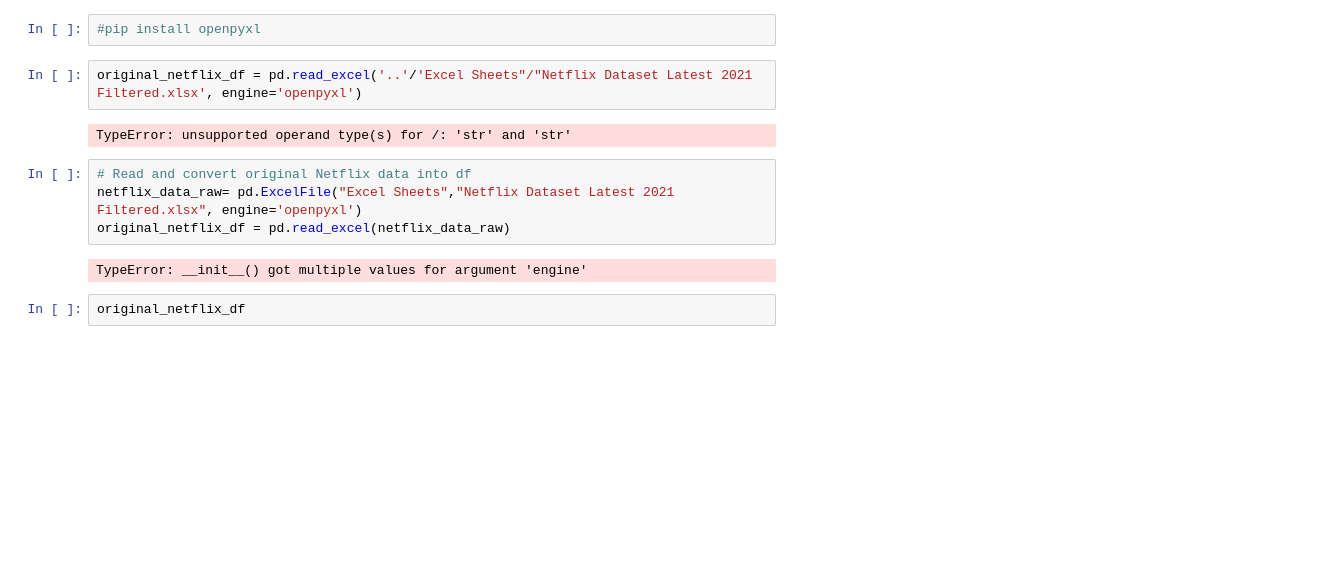
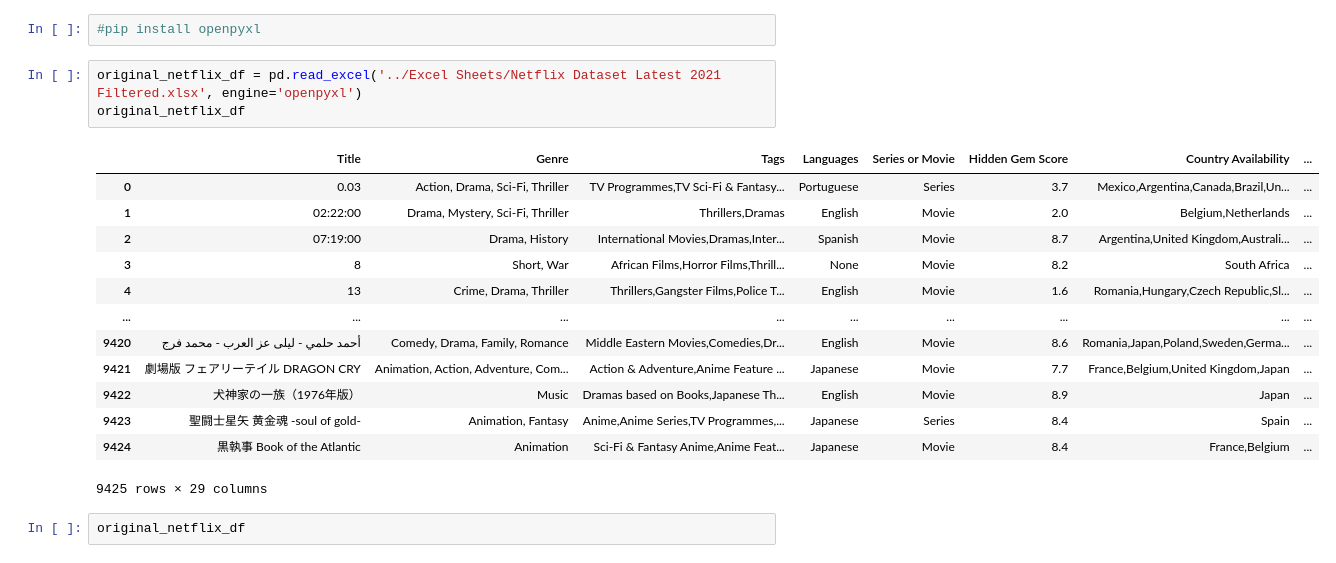
Before and after one commit to Cyber-Wolfe/Netflix_and_Analyze, a Jupyter notebook: Jupyter Notebooks/NetflixDataset.ipynb, the cells around one changed output. Cells and saved outputs as stored; diff of their text form; blank space fills up the shorter version.

```diff
--- a/Jupyter Notebooks/NetflixDataset.ipynb
+++ b/Jupyter Notebooks/NetflixDataset.ipynb
@@ -7,15 +7,22 @@ from pathlib import Path
 # %%
 #pip install openpyxl
 # %%
-original_netflix_df = pd.read_excel('..'/'Excel Sheets"/"Netflix Dataset Latest 2021 Filtered.xlsx', engine='openpyxl')
+original_netflix_df = pd.read_excel('../Excel Sheets/Netflix Dataset Latest 2021 Filtered.xlsx', engine='openpyxl')
+original_netflix_df
 # %% [output]
+|  | Title | Genre | Tags | Languages | Series or Movie | Hidden Gem Score | Country Availability | ... |
+| 0 | 0.03 | Action, Drama, Sci-Fi, Thriller | TV Programmes,TV Sci-Fi & Fantasy... | Portuguese | Series | 3.7 | Mexico,Argentina,Canada,Brazil,Un... | ... |
+| 1 | 02:22:00 | Drama, Mystery, Sci-Fi, Thriller | Thrillers,Dramas | English | Movie | 2.0 | Belgium,Netherlands | ... |
+| 2 | 07:19:00 | Drama, History | International Movies,Dramas,Inter... | Spanish | Movie | 8.7 | Argentina,United Kingdom,Australi... | ... |
+| 3 | 8 | Short, War | African Films,Horror Films,Thrill... | None | Movie | 8.2 | South Africa | ... |
+| 4 | 13 | Crime, Drama, Thriller | Thrillers,Gangster Films,Police T... | English | Movie | 1.6 | Romania,Hungary,Czech Republic,Sl... | ... |
+| ... | ... | ... | ... | ... | ... | ... | ... | ... |
+| 9420 | أحمد حلمي - ليلى عز العرب - محمد فرج | Comedy, Drama, Family, Romance | Middle Eastern Movies,Comedies,Dr... | English | Movie | 8.6 | Romania,Japan,Poland,Sweden,Germa... | ... |
+| 9421 | 劇場版 フェアリーテイル DRAGON CRY | Animation, Action, Adventure, Com... | Action & Adventure,Anime Feature ... | Japanese | Movie | 7.7 | France,Belgium,United Kingdom,Japan | ... |
+| 9422 | 犬神家の一族（1976年版） | Music | Dramas based on Books,Japanese Th... | English | Movie | 8.9 | Japan | ... |
+| 9423 | 聖闘士星矢 黄金魂 -soul of gold- | Animation, Fantasy | Anime,Anime Series,TV Programmes,... | Japanese | Series | 8.4 | Spain | ... |
+| 9424 | 黒執事 Book of the Atlantic | Animation | Sci-Fi & Fantasy Anime,Anime Feat... | Japanese | Movie | 8.4 | France,Belgium | ... |
-TypeError: unsupported operand type(s) for /: 'str' and 'str'
+9425 rows × 29 columns
-# %%
-# Read and convert original Netflix data into df
-netflix_data_raw= pd.ExcelFile("Excel Sheets","Netflix Dataset Latest 2021 Filtered.xlsx", engine='openpyxl')
-original_netflix_df = pd.read_excel(netflix_data_raw)
-# %% [output]
-TypeError: __init__() got multiple values for argument 'engine'
 # %%
 original_netflix_df
 # %%
```
Also changed, not shown: parts of 3 cells of this notebook.
